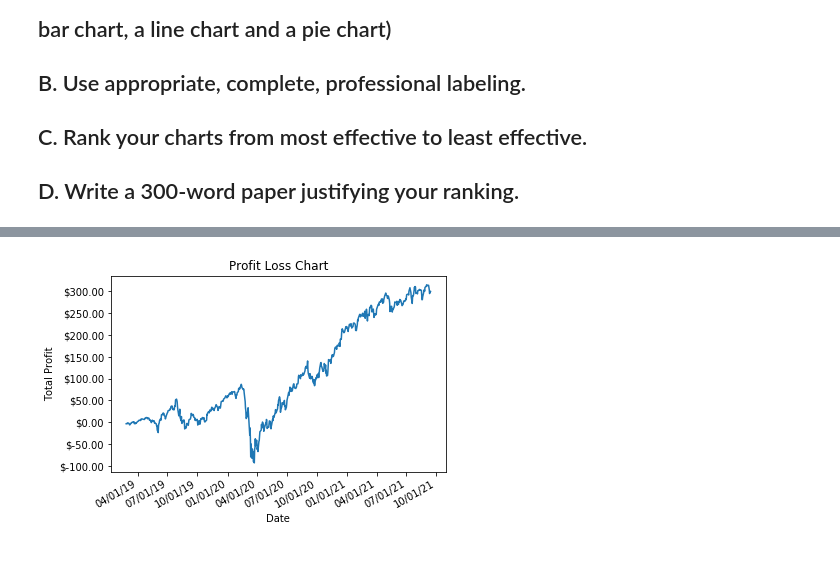
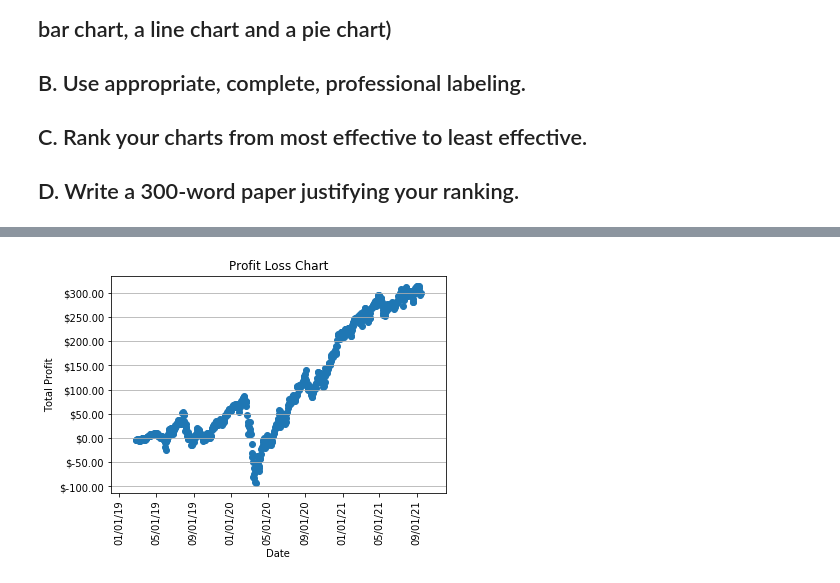
Before and after one commit to ramsey-king/DSC-550-Data-Mining, a Jupyter notebook: Week3/King_Ramsey_Exercise3-2.ipynb, the cells around one changed output, grey strips where cells are left out. Saved outputs shown, nothing was run; the diff lists cells and outputs as text; code cells hidden in the pictures.

```diff
--- a/Week3/King_Ramsey_Exercise3-2.ipynb
+++ b/Week3/King_Ramsey_Exercise3-2.ipynb
@@ -132,21 +155,22 @@ plt.show()
 # %%
-# The line chart.
+# The scatter plot.
 
 import matplotlib.pyplot as plt
 from matplotlib.ticker import StrMethodFormatter
 from matplotlib.dates import DateFormatter
 
 fig, ax = plt.subplots()
-plt.plot(stock_df.index, stock_df['Total P-L'], label='Profit/Loss')
+plt.scatter(stock_df.index, stock_df['Total P-L'])
 
 
 ax.set_xlabel('Date')
-# ax.set_xticklabels(stock_df.index, rotation=45)
+# ax.set_xticklabels(stock_df.index, rotation=90)
 fig.autofmt_xdate()
 ax.set_ylabel('Total Profit')
 ax.xaxis.set_major_formatter(DateFormatter('%D'))
 ax.yaxis.set_major_formatter(StrMethodFormatter('${x:1.2f}'))
 ax.set_title('Profit Loss Chart')
+plt.grid(axis='y')
 plt.show()
 # %% [output]
-[figure, old version]
+[figure, new version]
```
Also changed, not shown: parts of 4 cells of this notebook.
